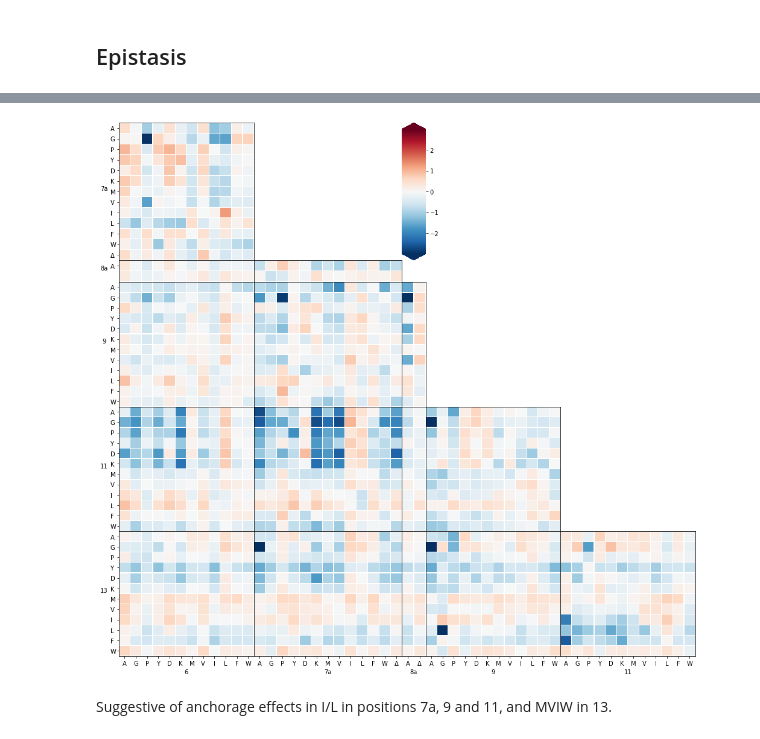
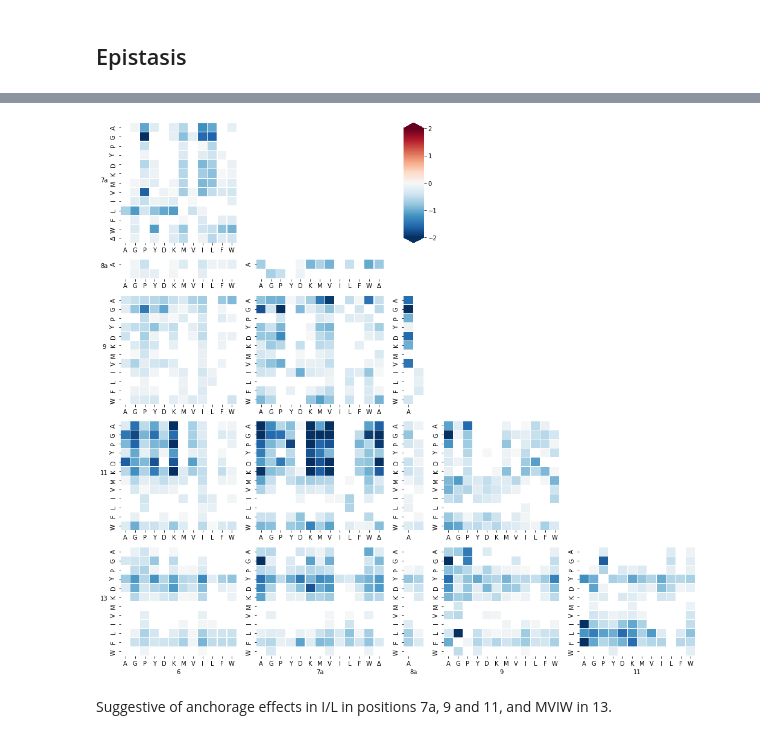
Before and after one commit to MayaPetek/InDelScanner, a Jupyter notebook: Results_Remkes/Heatmaps.ipynb, the cells around one changed output, grey strips where cells are left out. Saved outputs shown, nothing was run; the diff lists cells and outputs as text; code cells hidden in the pictures.

```diff
--- a/Results_Remkes/Heatmaps.ipynb
+++ b/Results_Remkes/Heatmaps.ipynb
@@ -57,5 +45,0 @@ df_20to50 = df_all.loc[(df_all['high'].isin(range(10,50))) &
-# %%
-df_pos = df_50p.append(df_20to50)
-df_pos = df_pos.drop(['6L/7aL/9A/9a*', '6L/7aI/9A/9a*'])
-pos = df_pos.to_dict()
-df_pos.describe()
@@ -72,3 +46,11 @@ df_pos.describe()
+# %%
+with open('mek_counter.pickle', 'rb') as pf:
+    mek = pickle.load(pf)
+
+with open('df_pos.pickle', 'rb') as pf:
+    df_pos = pickle.load(pf)
+
+pos = df_pos.to_dict()
 # %% [markdown]
 Here, the filtering steps have been completed: the result is a dataset with 32,4K variants that we are confident to call active MEK1 variants. Next, I use these variants to explore the enrichment of different amino acids amongst positive variants.
 # %% [markdown]
@@ -413,13 +421,9 @@ for posA in valid_pos:
 # %%
-def bottom_epistasis_plot(ax_lims, log_function=np.log10, fname=None):
-
-    joint_freq_dfs, log_freq_dfs = get_joint_log_dfs(joint_count_dfs, log_function)
+def bottom_epistasis_plot(joint_freq_dfs, ax_lims, log_function=np.log10, filt=None, fname=None):
 
     fig, axes = plt.subplots(5, 5, figsize=(14,13),
-                             gridspec_kw={'width_ratios': [2,2.2,0.35,2,2],'height_ratios': [2.2,0.35,2,2,2],
-                                         'wspace':0, 'hspace':0})
+                             gridspec_kw={'width_ratios': [2,2.2,0.35,2,2],'height_ratios': [2.2,0.35,2,2,2]})
 
-    mi_lim = [-3, 3]
     cbar_ticks = [ax_lims[0], ax_lims[0]/2, 0, ax_lims[1]/2, ax_lims[1]]
 
     for a in range(len(valid_pos)): # a = row index, running from 0 to 4
@@ -434,24 +438,20 @@ def bottom_epistasis_plot(ax_lims, log_function=np.log10, fname=None):
             ax = axes[a-1][b]
             df = (joint_freq_dfs[posA][posB]/mi_ideal_dfs[posA][posB]).apply(log_function)
 
+            if filt == 'Positive':
+                df[df < 0] = np.nan
+            elif filt == 'Negative':
+                df[df > 0] = np.nan
+
             # draw heatmap in a box to delineate plots
-            sns.heatmap(df, linewidths=0.1, ax=ax, vmin=mi_lim[0], vmax=mi_lim[1], center=0,
+            sns.heatmap(df, linewidths=0.1, ax=ax, vmin=ax_lims[0], vmax=ax_lims[1], center=0,
                         cmap="RdBu_r", cbar_ax=axes[0][2],
                         cbar_kws={'label': '', 'extend': 'both', 'ticks': cbar_ticks}) # all colorbars are plotted to the same axes
-            # draw a box, hide labels
-            for sp in ax.spines.keys():
-                ax.spines[sp].set_visible(True)
-            # if we don't want any ticks or labels
-            ax.tick_params(bottom=False,left=False, labelbottom=False, labelleft=False)
 
-            # turn the labels back on at the outer edges
+            # set labels on the outer edges
             if b == 0:
-                ax.tick_params(left=True, labelleft=True)
                 ax.set_ylabel(valid_pos[a], rotation=0, labelpad=10)
-                ax.set_yticklabels(ax.get_yticklabels(), rotation=0, ha='left')
-                ax.tick_params(axis='y', which='major', pad=11)
             if a == 5:
-                ax.tick_params(bottom=True, labelbottom=True)
                 ax.set_xlabel(valid_pos[b])
 
     # colorbar formatting
@@ -469,7 +469,7 @@ bottom_epistasis_plot((-3, 3), np.log2)
 # %%
-bottom_epistasis_plot((-2, 2), np.log2)
+bottom_epistasis_plot(joint_freq_dfs, (-2, 2), log_function=np.log2, filt='Negative', fname='Epistasis_bottom_log2_-1to1_neg.svg')
 # %% [output]
-[figure, old version]
+[figure, new version]
 # %% [markdown]
 Suggestive of anchorage effects in I/L in positions 7a, 9 and 11, and MVIW in 13.
 # %% [markdown]
```
Also changed, not shown: parts of 32 cells of this notebook.
